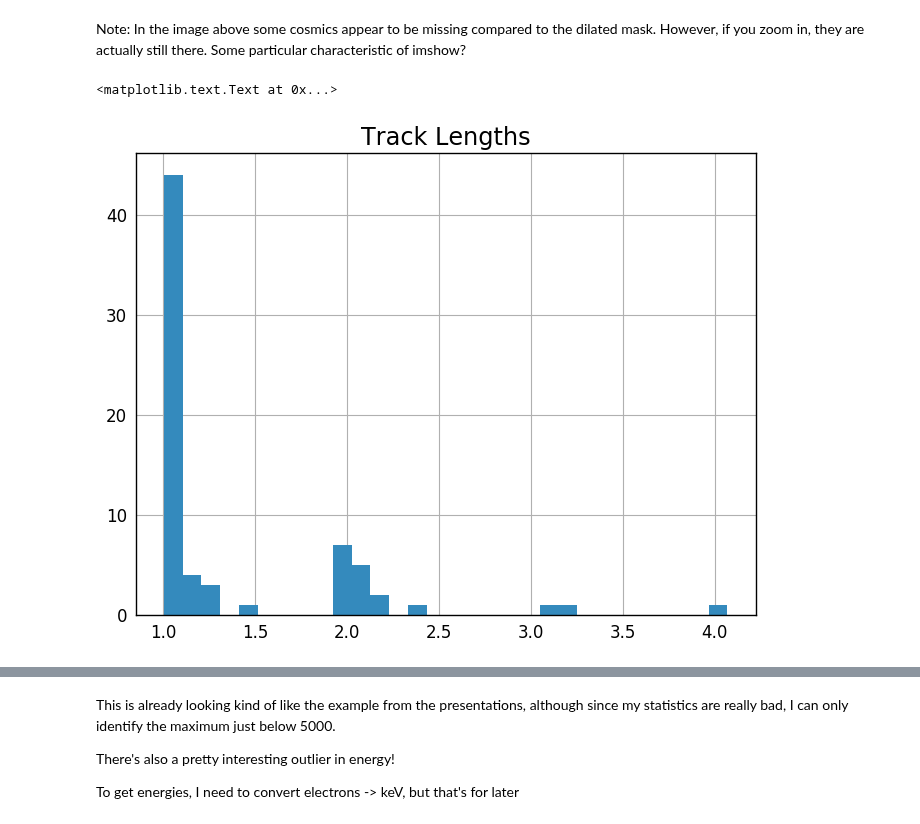
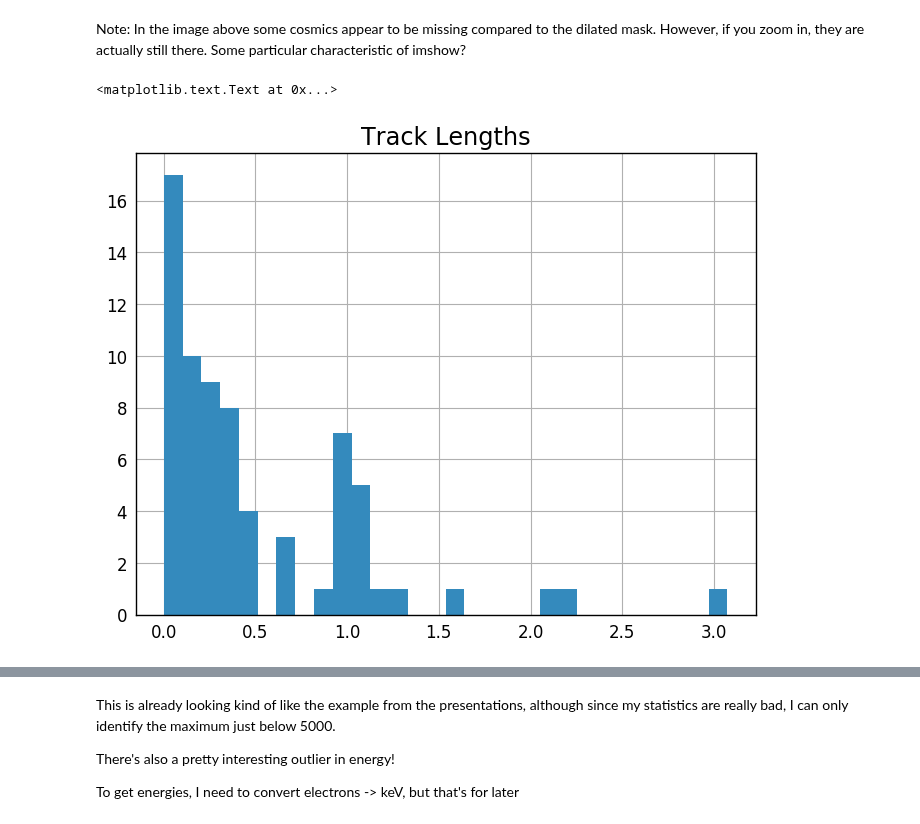
Before and after one commit to asierabreu/cosmics, a Jupyter notebook: analysis/bam_ralf/scrappy_test.ipynb, the cells around one changed output, grey strips where cells are left out. Drawn from its saved outputs; the diff is of its cells as text; code cells hidden in the pictures.

```diff
--- a/analysis/bam_ralf/scrappy_test.ipynb
+++ b/analysis/bam_ralf/scrappy_test.ipynb
@@ -14,8 +14,8 @@ import astroscrappy
 # %%
 sourcefile=("../../datasets/bam_sif_extracted_ralf/2014-05/CR_000017380011161851100_2014-05-18.fits")
 #sourcefile=("../../datasets/bam_sif_extracted_ralf/2014-05/CR_000018330454284134300_2014-05-29.fits")
-rawdat = fits.getdata(sourcefile)
-print(rawdat.shape)
+source= fits.getdata(sourcefile)
+print(source.shape)
 # %% [output]
 (721, 141)
 # %% [markdown]
@@ -23,4 +23,4 @@ print(rawdat.shape)
 
 For now though, let's just try the algorithm...
 # %%
-rawdat = rawdat[1:,1:]
+rawdat = source[1:,1:]
@@ -35,6 +50,9 @@ print(gain)
 print("removing units and converting to float...")
 gain = float(regex.search("[0-9.]+(?= e-/ADU)",gain).group(0))
 print(gain)
+
+# and the readnoise in electrons
+readnoise = gain*source[0,0]
 # %% [output]
 3.853 e-/ADU
 removing units and converting to float...
@@ -44,7 +62,7 @@ removing units and converting to float...
 # use the default values and those pointed out to get it
 # most similar to LA Cosmic
 (mask,clean) = astroscrappy.detect_cosmics(rawdat, gain=gain, verbose=True,
-                                           inmask=None, satlevel=np.inf, sepmed=False,
+                                           inmask=None, satlevel=65535, readnoise=readnoise, sepmed=False,
                                            cleantype='medmask', fsmode='median')
 # %% [output]
 Starting 4 L.A.Cosmic iterations
@@ -151,18 +169,19 @@ events = ndimage.measurements.find_objects(labels)
 # %%
 # Extract track lengths. We can use the slices for that
 
 lengths = np.zeros(ntracks)
 
 for ii in range(ntracks):
-    dx = (events[ii][0].stop-events[ii][0].start)/12. # to roughly account for the binning. Unit would be AC-Pixels
-    dy = events[ii][1].stop-events[ii][1].start
+    dx = (events[ii][0].stop-events[ii][0].start-1)/12. # to roughly account for the binning. Unit would be AC-Pixels
+    dy = events[ii][1].stop-events[ii][1].start-1       # need to subtract 1, since 1-pixel cosmics would then have
+                                                        # a length of sqrt(2)
     lengths[ii] = np.sqrt(dx**2 + dy**2)
 
 lhist = plt.hist(lengths,30)
 plt.title("Track Lengths")
 # %% [output]
 <matplotlib.text.Text at 0x...>
-[figure, old version]
+[figure, new version]
 # %%
 # Extract track electron count
 
```
Also changed, not shown: parts of 5 cells of this notebook, 2 other files.
